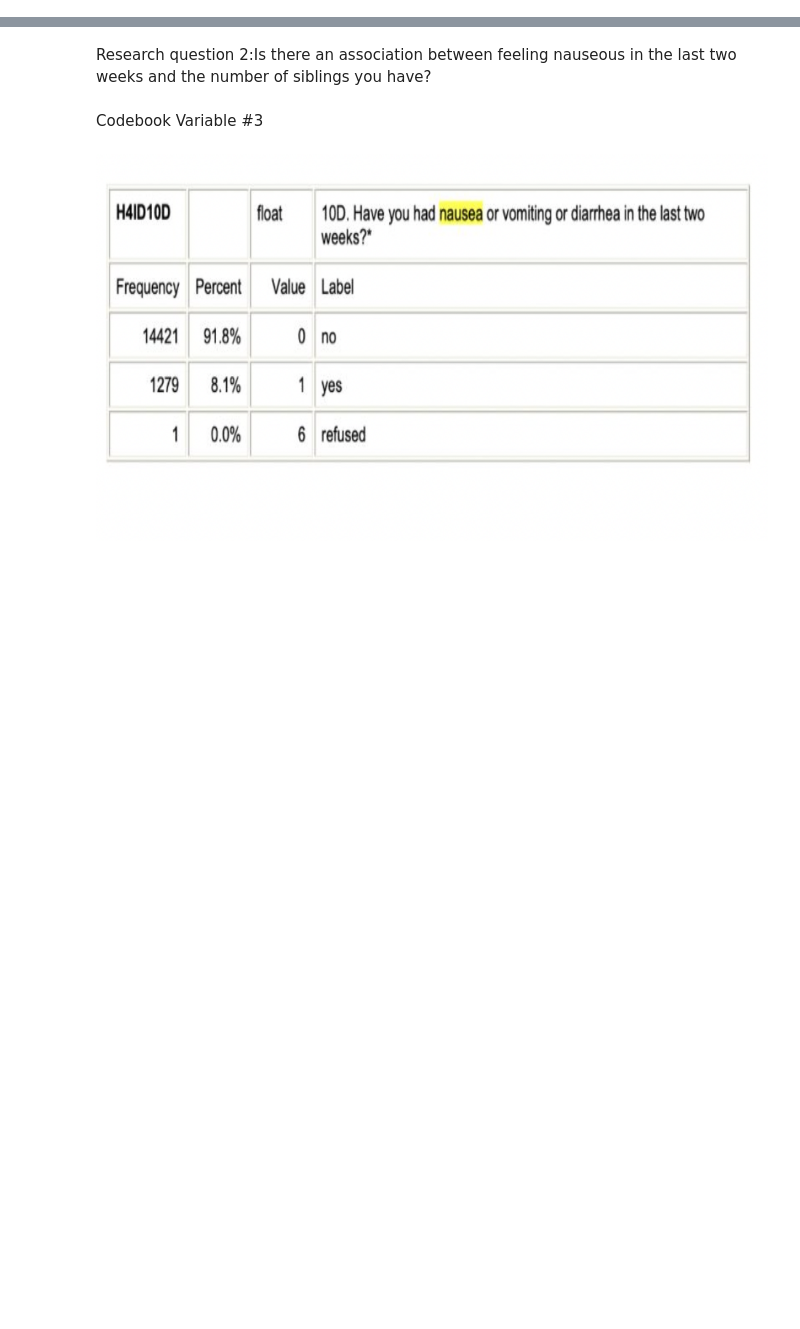
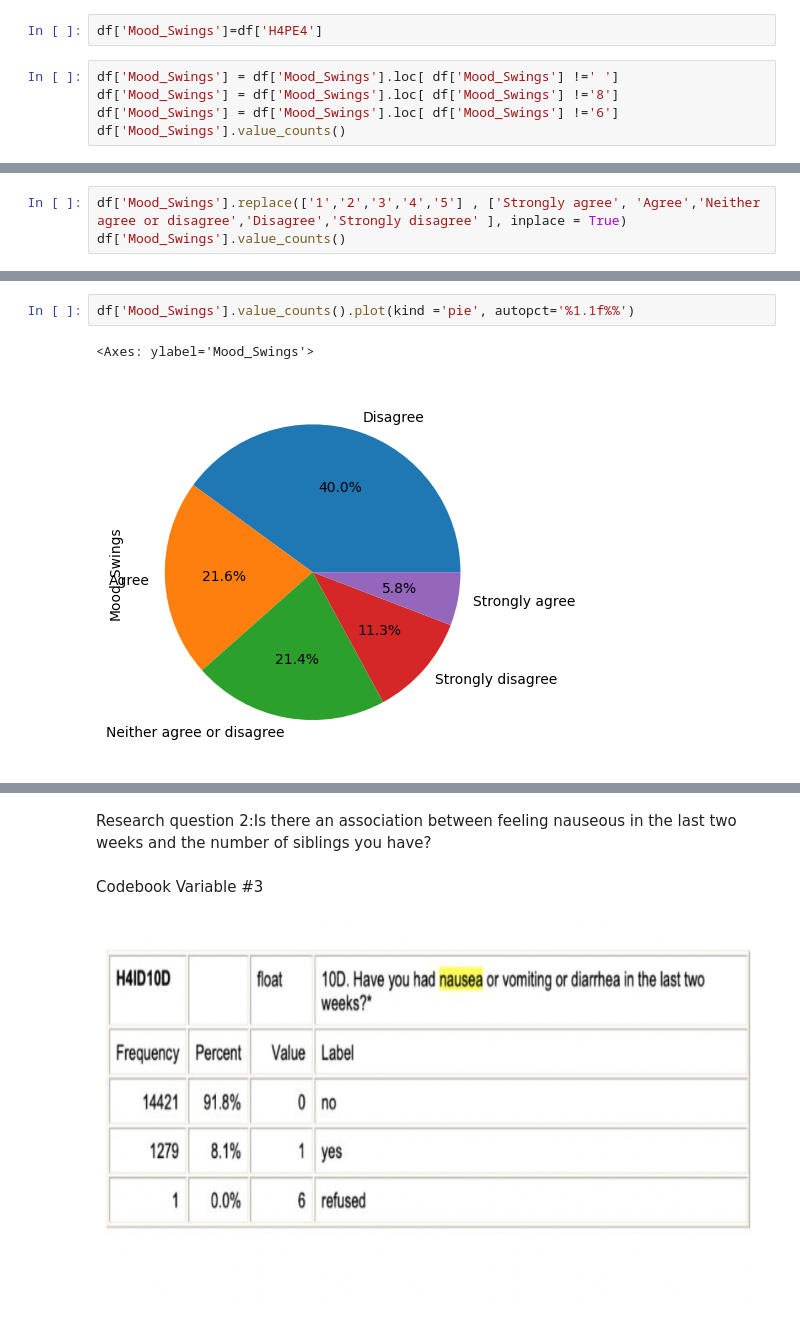
Before and after one commit to SanthirixKitty/Skyline-Math-200, a Jupyter notebook: Python_Notebook_Setup_by_San Thiri.ipynb, the cells around one changed output, grey strips where cells are left out. Drawn from its saved outputs; the diff is of its cells as text; blank space fills up the shorter version.

```diff
--- a/Python_Notebook_Setup_by_San Thiri.ipynb
+++ b/Python_Notebook_Setup_by_San Thiri.ipynb
@@ -2,0 +137,7 @@
+# %%
+df['Mood_Swings']=df['H4PE4']
+# %%
+df['Mood_Swings'] = df['Mood_Swings'].loc[ df['Mood_Swings'] !=' ']
+df['Mood_Swings'] = df['Mood_Swings'].loc[ df['Mood_Swings'] !='8']
+df['Mood_Swings'] = df['Mood_Swings'].loc[ df['Mood_Swings'] !='6']
+df['Mood_Swings'].value_counts()
@@ -2,0 +151,3 @@
+# %%
+df['Mood_Swings'].replace(['1','2','3','4','5'] , ['Strongly agree', 'Agree','Neither agree or disagree','Disagree','Strongly disagree' ], inplace = True)
+df['Mood_Swings'].value_counts()
@@ -2,0 +186,5 @@
+# %%
+df['Mood_Swings'].value_counts().plot(kind ='pie', autopct='%1.1f%%')
+# %% [output]
+<Axes: ylabel='Mood_Swings'>
+[figure, added]
```
Also changed, not shown: parts of 24 cells of this notebook.
